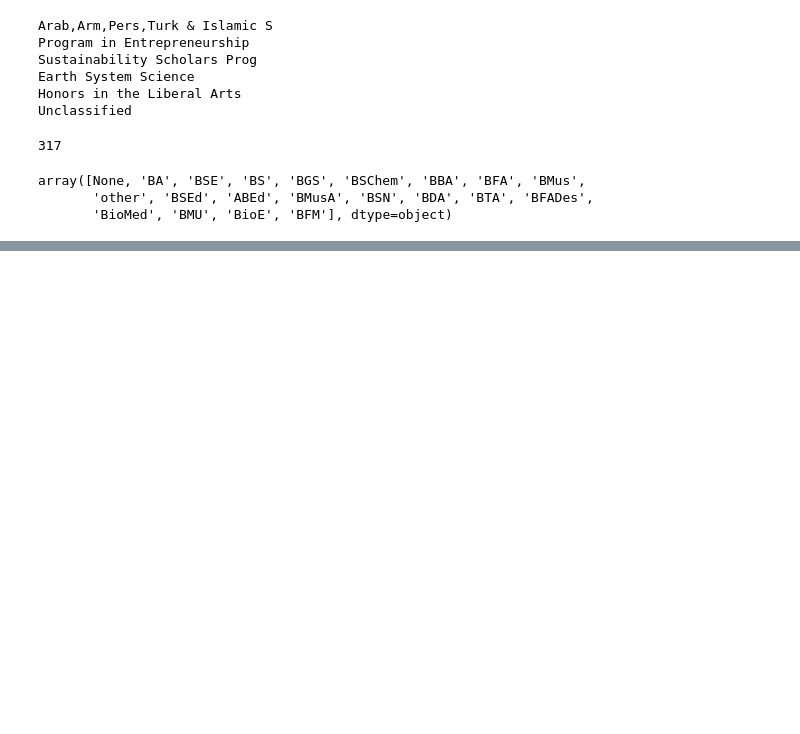
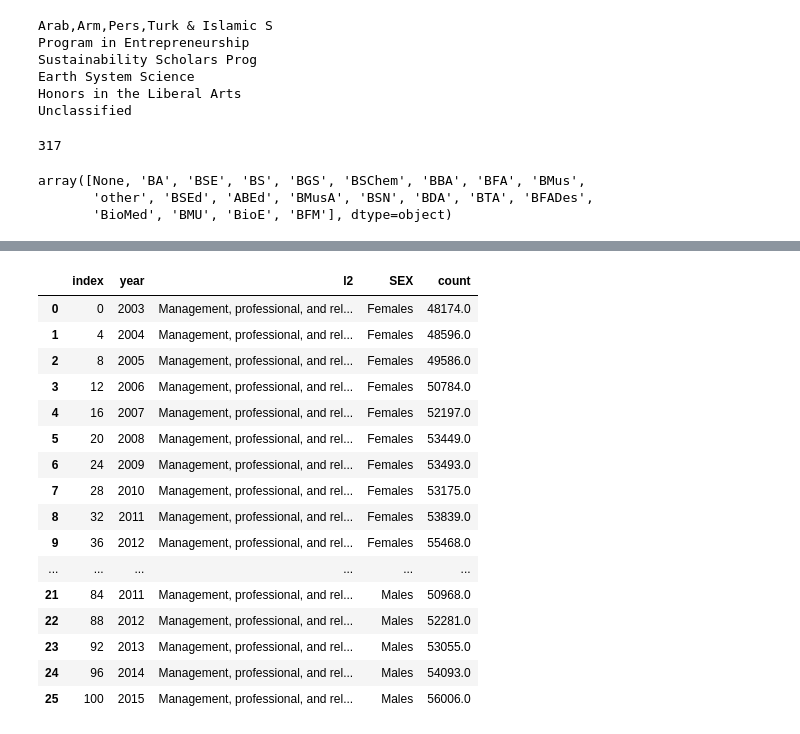
Before and after one commit to MADS-593-Project/Project, a Jupyter notebook: kolbe_work.ipynb, the cells around one changed output, grey strips where cells are left out. Saved outputs shown, nothing was run; the diff lists cells and outputs as text; code cells hidden in the pictures; blank space fills up the shorter version.

```diff
--- a/kolbe_work.ipynb
+++ b/kolbe_work.ipynb
@@ -302,0 +458,18 @@ getFigs('ADMIT_TERM_TERM_YEAR', 'Deg_Type', columnlst, merge_df)
+# %%
+def getMales(row):
+    x = row['male_16_years_and_over'] +row['male_20_years_and_over']
+    if type(x) ==float:
+        return x
+    else:
+        return
+df_bls_all_filtered['Males'] = df_bls_all_filtered.apply(lambda x: getMales(x), axis = 1)
+
+def getFemales(row):
+    x= row['female_16_years_and_over'] +row['female_20_years_and_over']
+    if type(x) ==float:
+            return x
+    else:
+        return
+df_bls_all_filtered['Females'] = df_bls_all_filtered.apply(lambda x: getFemales(x), axis = 1)
+
+df_bls_all_filtered.head()
@@ -302,0 +499,19 @@ getFigs('ADMIT_TERM_TERM_YEAR', 'Deg_Type', columnlst, merge_df)
+# %%
+table = pd.pivot_table(df_bls_all_filtered, values=['Males', 'Females'], index=['year', 'l2'],
+                       aggfunc="sum")
+table.reset_index(inplace = True)
+table = table[table.l2 != 'Unknown']
+display(table)
+# Step 1: Use pd.melt to "unpivot" Females and Males columns
+df_melted = pd.melt(table,
+                    id_vars=['year', 'l2'],  # Columns to keep
+                    value_vars=['Females', 'Males'],  # Columns to unpivot
+                    var_name='SEX',  # Name for new column indicating Sex (Females/Males)
+                    value_name='count')  # Name for new column holding the values
+
+
+# Step 3: Set 'year' and 'SEX' as the index
+#df_melted.set_index(['year', 'SEX'], inplace=True)
+
+# Display the transformed DataFrame
+df_melted
@@ -302,0 +549,26 @@ getFigs('ADMIT_TERM_TERM_YEAR', 'Deg_Type', columnlst, merge_df)
+# %%
+Mng_df = df_melted[df_melted['l2'] == 'Management, professional, and related occupations'].reset_index()
+Nat_df = df_melted[df_melted['l2'] == 'Natural resources, construction, and maintenance occupations'].reset_index()
+Sal_df = df_melted[df_melted['l2'] == 'Sales and office occupations'].reset_index()
+Ser_df = df_melted[df_melted['l2'] == 'Service occupations'].reset_index()
+
+lst = [Mng_df, Nat_df, Sal_df, Ser_df]
+Mng_df
+# %% [output]
+|  | index | year | l2 | SEX | count |
+| 0 | 0 | 2003 | Management, professional, and rel... | Females | 48174.0 |
+| 1 | 4 | 2004 | Management, professional, and rel... | Females | 48596.0 |
+| 2 | 8 | 2005 | Management, professional, and rel... | Females | 49586.0 |
+| 3 | 12 | 2006 | Management, professional, and rel... | Females | 50784.0 |
+| 4 | 16 | 2007 | Management, professional, and rel... | Females | 52197.0 |
+| 5 | 20 | 2008 | Management, professional, and rel... | Females | 53449.0 |
+| 6 | 24 | 2009 | Management, professional, and rel... | Females | 53493.0 |
+| 7 | 28 | 2010 | Management, professional, and rel... | Females | 53175.0 |
+| 8 | 32 | 2011 | Management, professional, and rel... | Females | 53839.0 |
+| 9 | 36 | 2012 | Management, professional, and rel... | Females | 55468.0 |
+| ... | ... | ... | ... | ... | ... |
+| 21 | 84 | 2011 | Management, professional, and rel... | Males | 50968.0 |
+| 22 | 88 | 2012 | Management, professional, and rel... | Males | 52281.0 |
+| 23 | 92 | 2013 | Management, professional, and rel... | Males | 53055.0 |
+| 24 | 96 | 2014 | Management, professional, and rel... | Males | 54093.0 |
+| 25 | 100 | 2015 | Management, professional, and rel... | Males | 56006.0 |
```
Also changed, not shown: parts of 18 cells of this notebook.
